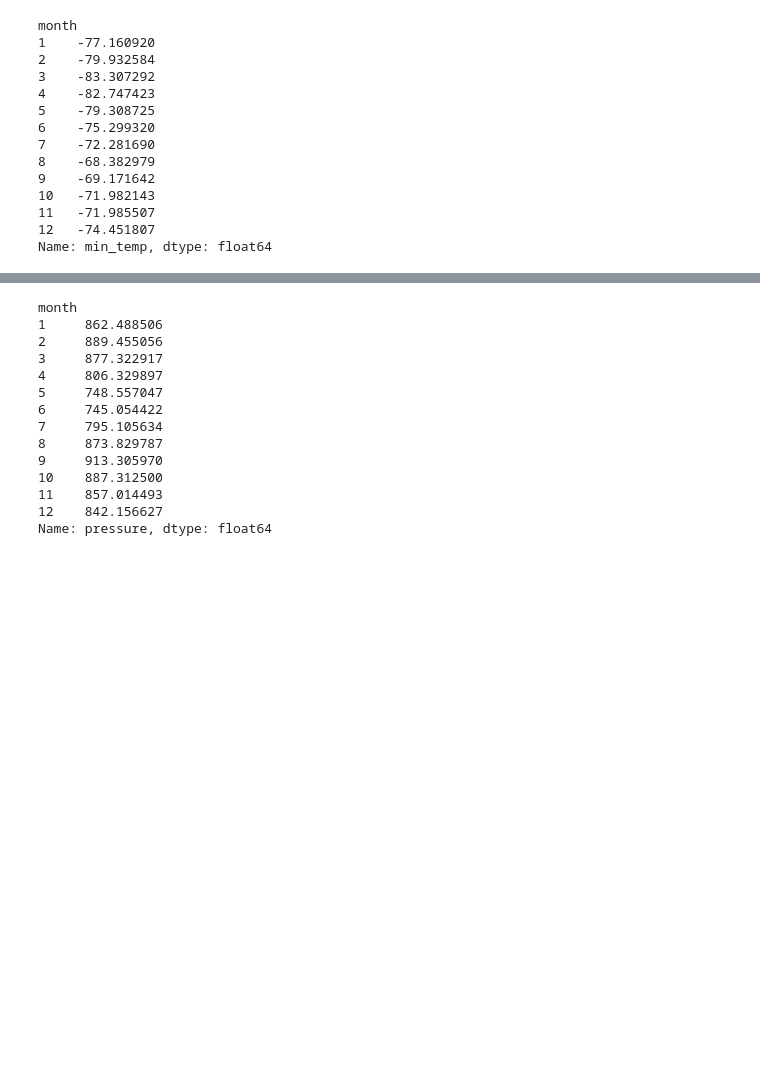
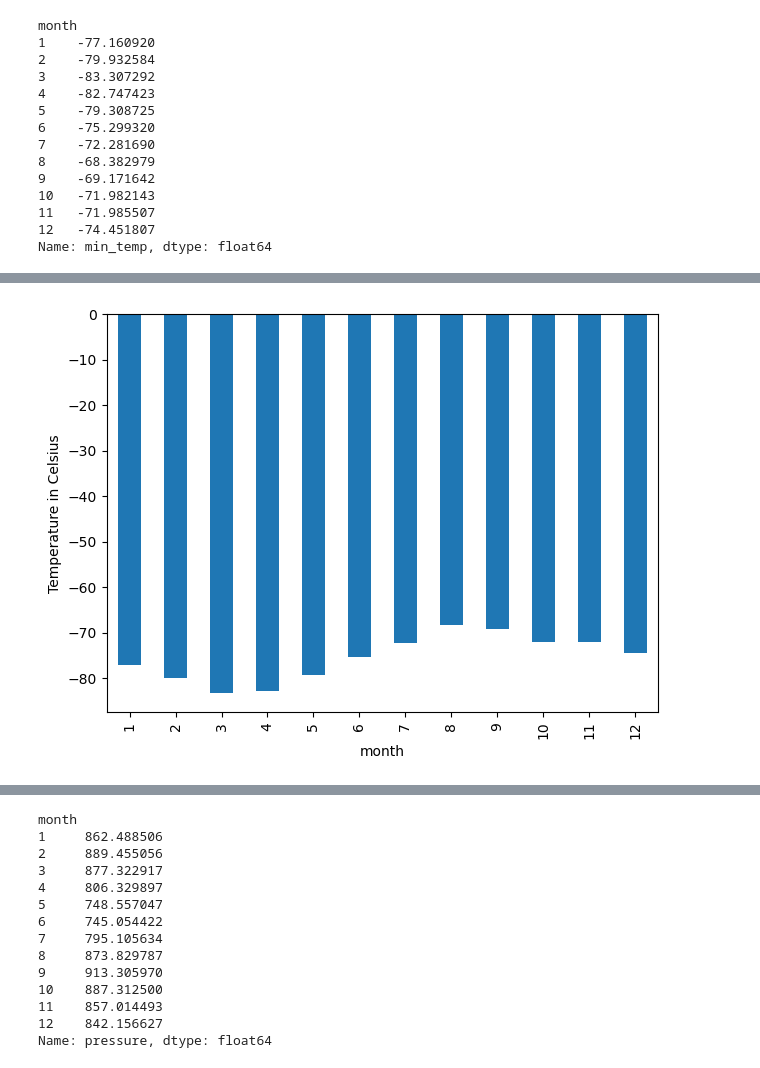
Before and after one commit to KeeganDavis/web-scraping-challenge, a Jupyter notebook: part_2_mars_weather.ipynb, the cells around one changed output, grey strips where cells are left out. Drawn from its saved outputs; the diff is of its cells as text; code cells hidden in the pictures; blank space fills up the shorter version.

```diff
--- a/part_2_mars_weather.ipynb
+++ b/part_2_mars_weather.ipynb
@@ -221,2 +199,10 @@ Name: min_temp, dtype: float64
+# %%
+# Plot the average temperature by month
+plot = temp_by_month_df.plot(kind='bar', x='month', y='min_temp')
+plot.set_ylabel('Temperature in Celsius')
+plt.tight_layout()
+plt.show()
+# %% [output]
+[figure, added]
 # %%
 # Identify the coldest and hottest months in Curiosity's location
```
Also changed, not shown: parts of 10 cells of this notebook.
